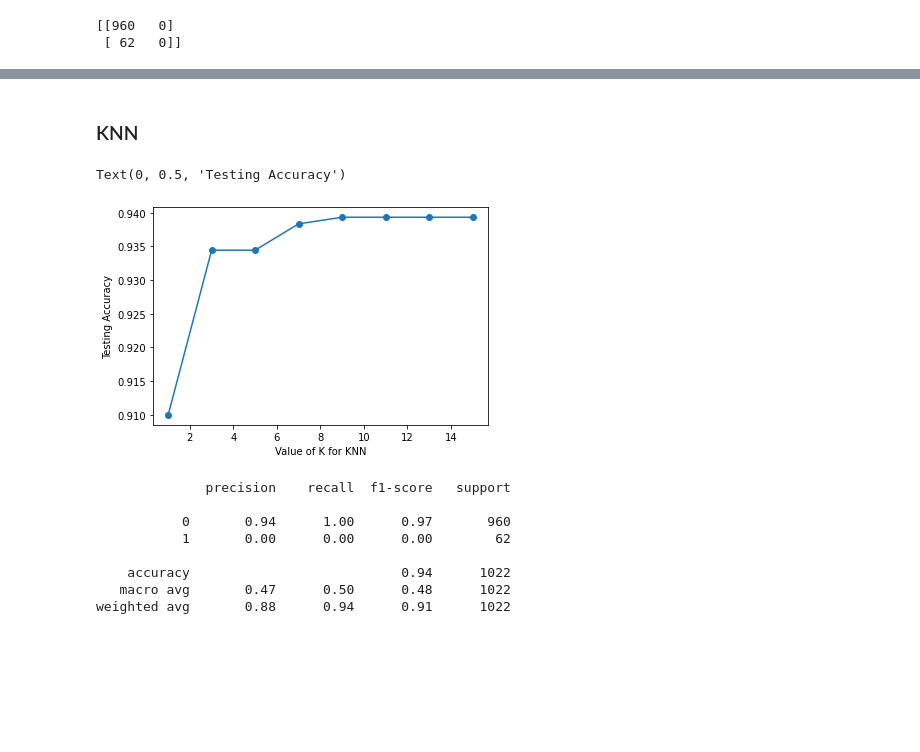
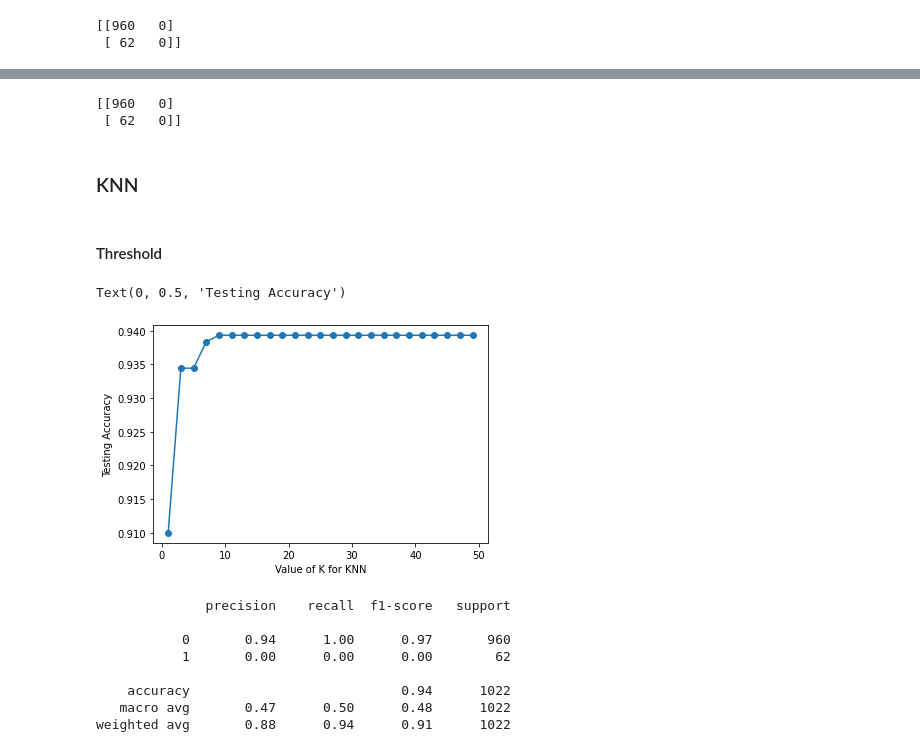
Before and after one commit to s4646/intro-to-data-science, a Jupyter notebook: Classification.ipynb, the cells around one changed output, grey strips where cells are left out. Cells and saved outputs as stored; diff of their text form; code cells hidden in the pictures; blank space fills up the shorter version.

```diff
--- a/Classification.ipynb
+++ b/Classification.ipynb
@@ -504,21 +542,26 @@ print(confusion_matrix(y_test,pred_dummy))
+# %%
+print(confusion_matrix(y_test,pred_dummy))
+# %% [output]
+[[960   0]
+ [ 62   0]]
 # %% [markdown]
 ### KNN
-# %%
-knn = KNeighborsClassifier()
+# %% [markdown]
+#### Threshold
 # %%
-k_range = list(range(1, 16, 2))
+k_range = list(range(1, 51, 2))
 scores = []
 for k in k_range:
     knn = KNeighborsClassifier(n_neighbors=k)
     knn.fit(X_train,y_train)
     pred = knn.predict(X_test)
     scores.append(metrics.accuracy_score(y_test, pred))
 plt.plot(k_range, scores, marker='o')
 plt.xlabel('Value of K for KNN')
 plt.ylabel('Testing Accuracy')
 # %% [output]
 Text(0, 0.5, 'Testing Accuracy')
-[figure, old version]
+[figure, new version]
 # %%
 knn = KNeighborsClassifier(n_neighbors=9)
 knn.fit(X_train,y_train)
```
Also changed, not shown: parts of 46 cells of this notebook.
